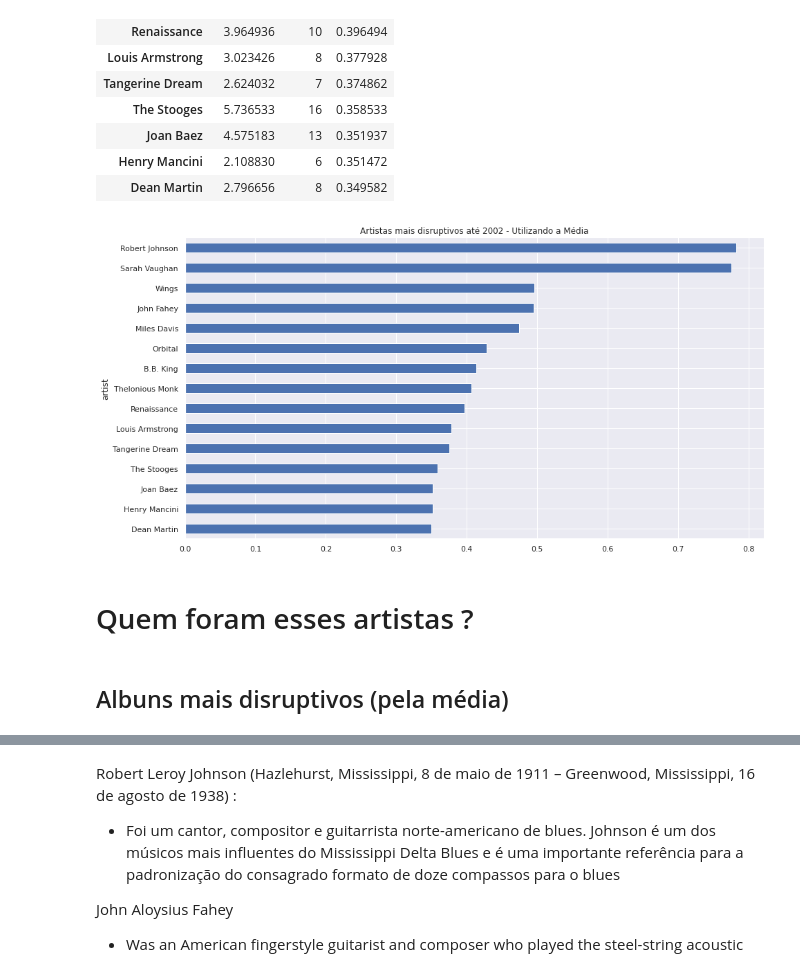
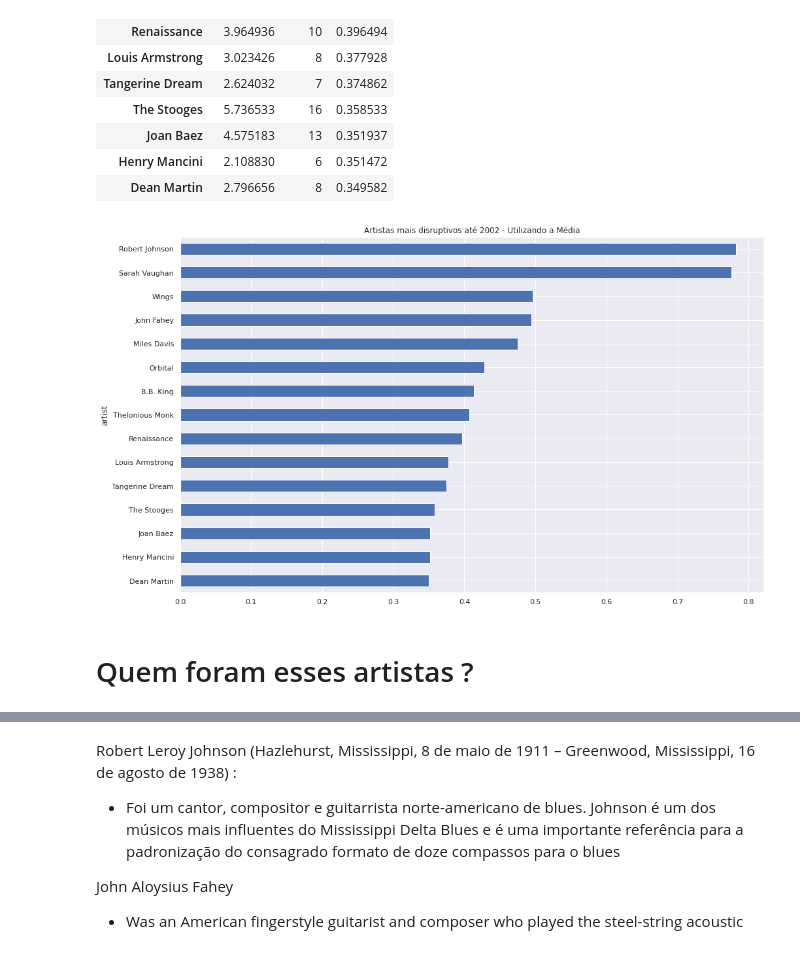
Before and after one commit to GiowGiow/Quantificando-a-Disrupcao-em-Redes-de-Similaridade-Musicais, a Jupyter notebook: code/experimenting_with_sorting/3. analyzing_disruption_network_with_sorting_until_2002.ipynb, the cells around one changed output, grey strips where cells are left out. Saved outputs shown, nothing was run; the diff lists cells and outputs as text; code cells hidden in the pictures.

```diff
--- a/code/experimenting_with_sorting/3. analyzing_disruption_network_with_sorting_until_2002.ipynb
+++ b/code/experimenting_with_sorting/3. analyzing_disruption_network_with_sorting_until_2002.ipynb
@@ -26,7 +26,7 @@ datasets.keys()
 dict_keys(['id_tags', 'id_metadata', 'id_information', 'listening_history', 'id_lang', 'id_genres'])
 # %%
 sns.set_theme()
-plt.rcParams['figure.figsize']  = (15.0, 8.0)
+plt.rcParams['figure.figsize']  = (16.0, 10.0)
 # %%
 df_with_disruption = pd.read_csv(Path("../dataset") / "output" / "csv_with_disruption" / "song_info_with_disruption_26638_feat_transfer_learning_gamma_0.1.csv")
 df_with_disruption = df_with_disruption.drop(columns=["Unnamed: 0", "index", "mapping_to_fv_index"])
@@ -92,14 +92,12 @@ df_with_disruption.groupby(['artist'])['disruption'].agg(['sum', 'count', 'mean'
 # %%
 fig = df_with_disruption.groupby(['artist'])['disruption'] \
     .agg(['sum', 'count', 'mean']).query("count >= 6") \
-    .sort_values(by=['mean'], ascending=False)["mean"][:15].plot.barh() \
+    .sort_values(by=['mean'], ascending=False)["mean"][:15].plot.barh()
 
 fig.set_title("Artistas mais disruptivos até 2002 - Utilizando a Média")
 fig.invert_yaxis()
 fig.figure.savefig("images/Artistas mais disruptivos até 2002 - Media.png", dpi=500)
 # %% [output]
-[figure, old version]
+[figure, new version]
 # %% [markdown]
 # Quem foram esses artistas ?
-# %% [markdown]
-## Albuns mais disruptivos (pela média)
```
Also changed, not shown: parts of 20 cells of this notebook, 7 other files.
